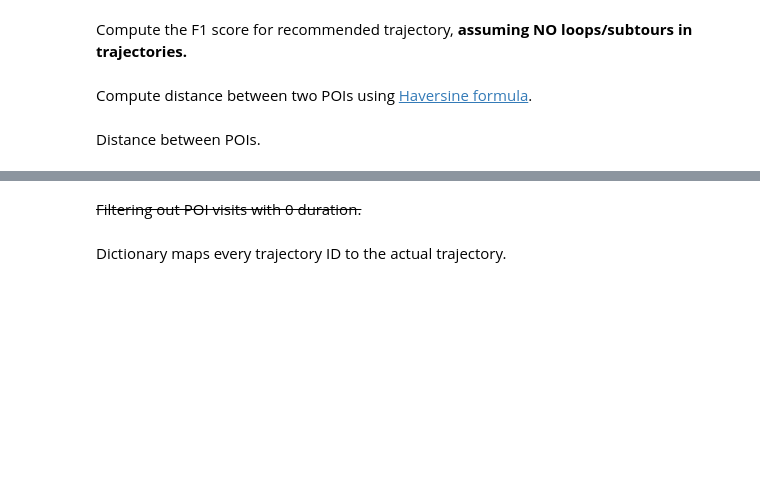
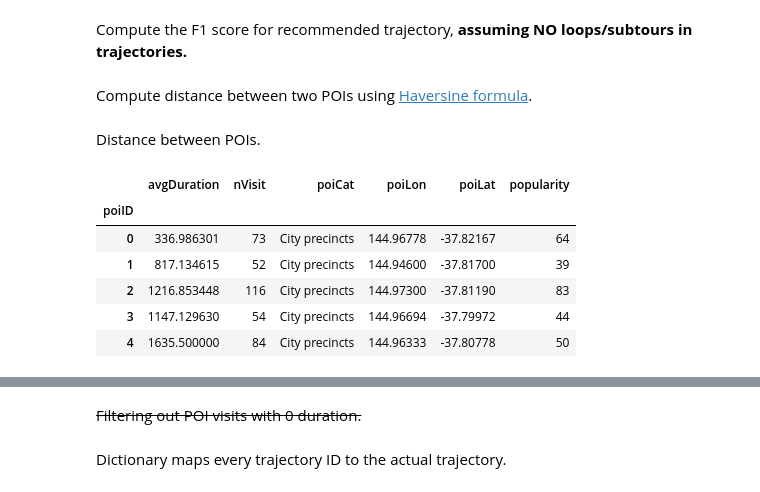
Before and after one commit to dongwookim-ml/flickr-photo, a Jupyter notebook: src/dataset_Melb.ipynb, the cells around one changed output, grey strips where cells are left out. Saved outputs shown, nothing was run; the diff lists cells and outputs as text; code cells hidden in the pictures; blank space fills up the shorter version.

Commit message:
Dump POI popularity

```diff
--- a/src/dataset_Melb.ipynb
+++ b/src/dataset_Melb.ipynb
@@ -374,3 +374,13 @@ for ix in poi_all.index:
 trajid_set_all = sorted(traj_all['trajID'].unique().tolist())
 # %%
 poi_info_all = calc_poi_info(trajid_set_all, traj_all, poi_all)
+# %%
+poi_info_all.head()
+# %% [output]
+|  | avgDuration | nVisit | poiCat | poiLon | poiLat | popularity |
+| poiID |  |  |  |  |  |  |
+| 0 | 336.986301 | 73 | City precincts | 144.96778 | -37.82167 | 64 |
+| 1 | 817.134615 | 52 | City precincts | 144.94600 | -37.81700 | 39 |
+| 2 | 1216.853448 | 116 | City precincts | 144.97300 | -37.81190 | 83 |
+| 3 | 1147.129630 | 54 | City precincts | 144.96694 | -37.79972 | 44 |
+| 4 | 1635.500000 | 84 | City precincts | 144.96333 | -37.80778 | 50 |
```
Also changed, not shown: parts of 4 cells of this notebook, 2 other files.
